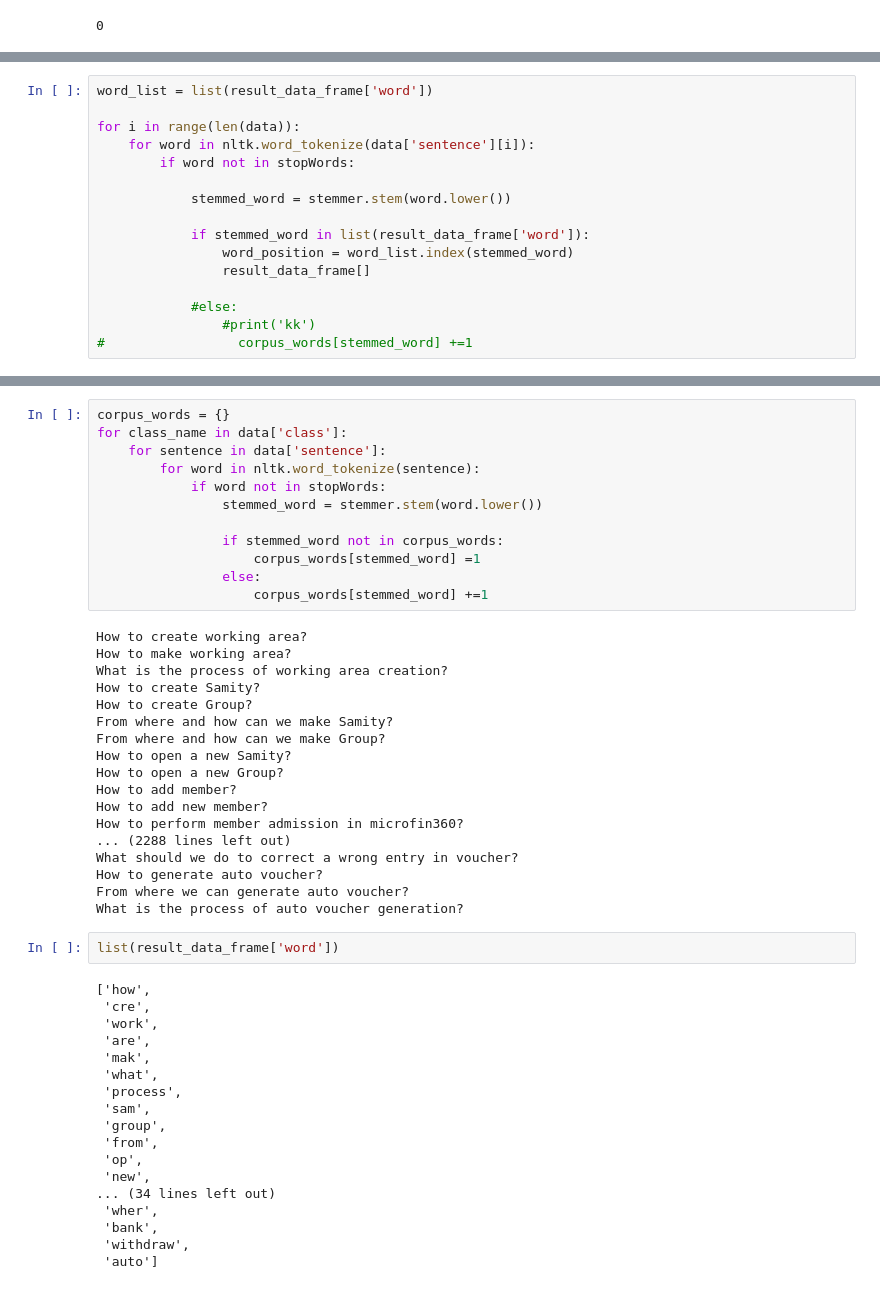
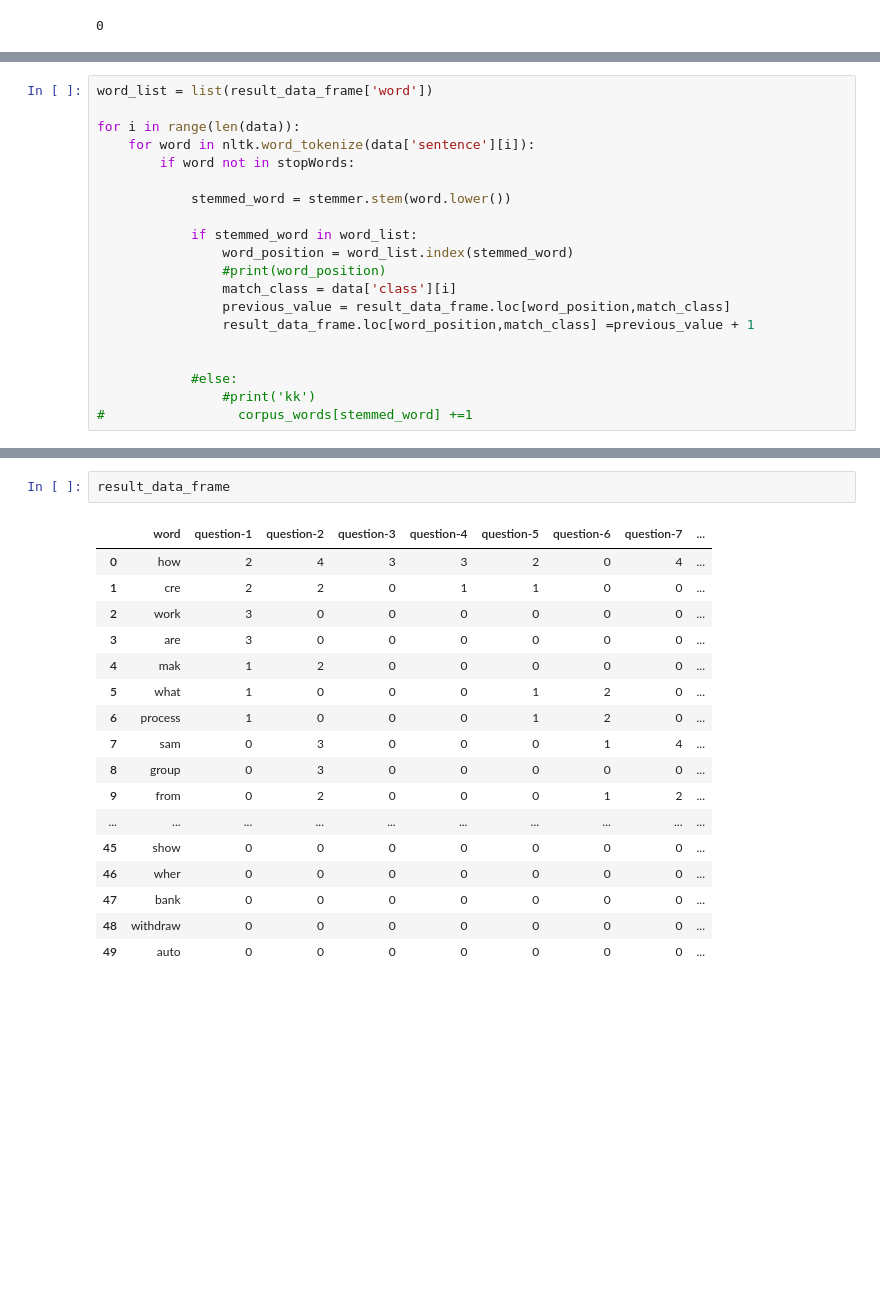
Before and after one commit to taimurIslam/Automatic-chatbot, a Jupyter notebook: microfin_c8_bot/chat_bot_3.ipynb, the cells around one changed output, grey strips where cells are left out. Saved outputs shown, nothing was run; the diff lists cells and outputs as text; blank space fills up the shorter version.

```diff
--- a/microfin_c8_bot/chat_bot_3.ipynb
+++ b/microfin_c8_bot/chat_bot_3.ipynb
@@ -147,9 +153,13 @@ for i in range(len(data)):
 
             stemmed_word = stemmer.stem(word.lower())
 
-            if stemmed_word in list(result_data_frame['word']):
+            if stemmed_word in word_list:
                 word_position = word_list.index(stemmed_word)
-                result_data_frame[]
+                #print(word_position)
+                match_class = data['class'][i]
+                previous_value = result_data_frame.loc[word_position,match_class]
+                result_data_frame.loc[word_position,match_class] =previous_value + 1
+
 
             #else:
                 #print('kk')
@@ -159,50 +167,20 @@ SyntaxError: invalid syntax (<ipython-input-230-4b2015349104>, line 9)
-# %%
-corpus_words = {}
-for class_name in data['class']:
-    for sentence in data['sentence']:
-        for word in nltk.word_tokenize(sentence):
-            if word not in stopWords:
-                stemmed_word = stemmer.stem(word.lower())
-
-                if stemmed_word not in corpus_words:
-                    corpus_words[stemmed_word] =1
-                else:
-                    corpus_words[stemmed_word] +=1
-# %% [output]
-How to create working area?
-How to make working area?
-What is the process of working area creation?
-How to create Samity?
-How to create Group?
-From where and how can we make Samity?
-From where and how can we make Group?
-How to open a new Samity?
-How to open a new Group?
-How to add member?
-How to add new member?
-How to perform member admission in microfin360?
-... (2288 lines left out)
-What should we do to correct a wrong entry in voucher?
-How to generate auto voucher?
-From where we can generate auto voucher?
-What is the process of auto voucher generation?
-# %%
-list(result_data_frame['word'])
-# %% [output]
-['how',
- 'cre',
- 'work',
- 'are',
- 'mak',
- 'what',
- 'process',
- 'sam',
- 'group',
- 'from',
- 'op',
- 'new',
-... (34 lines left out)
- 'wher',
- 'bank',
- 'withdraw',
- 'auto']
+# %%
+result_data_frame
+# %% [output]
+|  | word | question-1 | question-2 | question-3 | question-4 | question-5 | question-6 | question-7 | ... |
+| 0 | how | 2 | 4 | 3 | 3 | 2 | 0 | 4 | ... |
+| 1 | cre | 2 | 2 | 0 | 1 | 1 | 0 | 0 | ... |
+| 2 | work | 3 | 0 | 0 | 0 | 0 | 0 | 0 | ... |
+| 3 | are | 3 | 0 | 0 | 0 | 0 | 0 | 0 | ... |
+| 4 | mak | 1 | 2 | 0 | 0 | 0 | 0 | 0 | ... |
+| 5 | what | 1 | 0 | 0 | 0 | 1 | 2 | 0 | ... |
+| 6 | process | 1 | 0 | 0 | 0 | 1 | 2 | 0 | ... |
+| 7 | sam | 0 | 3 | 0 | 0 | 0 | 1 | 4 | ... |
+| 8 | group | 0 | 3 | 0 | 0 | 0 | 0 | 0 | ... |
+| 9 | from | 0 | 2 | 0 | 0 | 0 | 1 | 2 | ... |
+| ... | ... | ... | ... | ... | ... | ... | ... | ... | ... |
+| 45 | show | 0 | 0 | 0 | 0 | 0 | 0 | 0 | ... |
+| 46 | wher | 0 | 0 | 0 | 0 | 0 | 0 | 0 | ... |
+| 47 | bank | 0 | 0 | 0 | 0 | 0 | 0 | 0 | ... |
+| 48 | withdraw | 0 | 0 | 0 | 0 | 0 | 0 | 0 | ... |
+| 49 | auto | 0 | 0 | 0 | 0 | 0 | 0 | 0 | ... |
```
Also changed, not shown: parts of 30 cells of this notebook, 22 other files.
